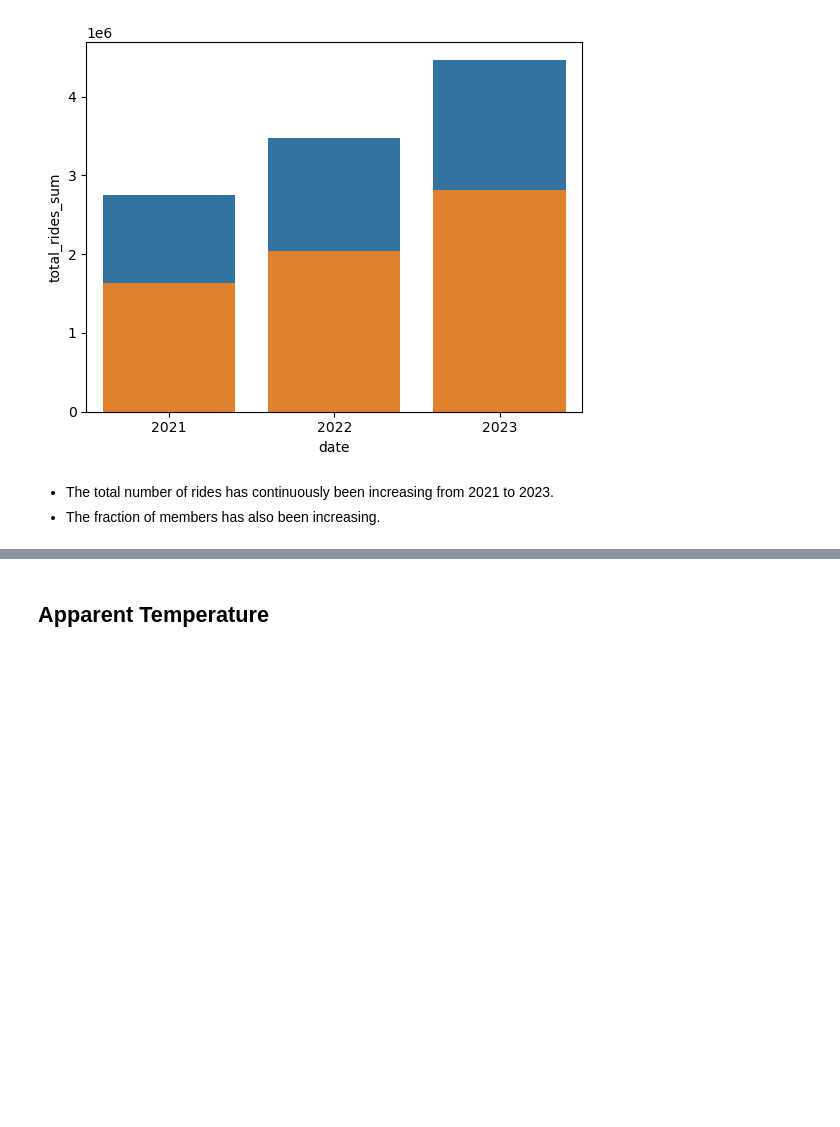
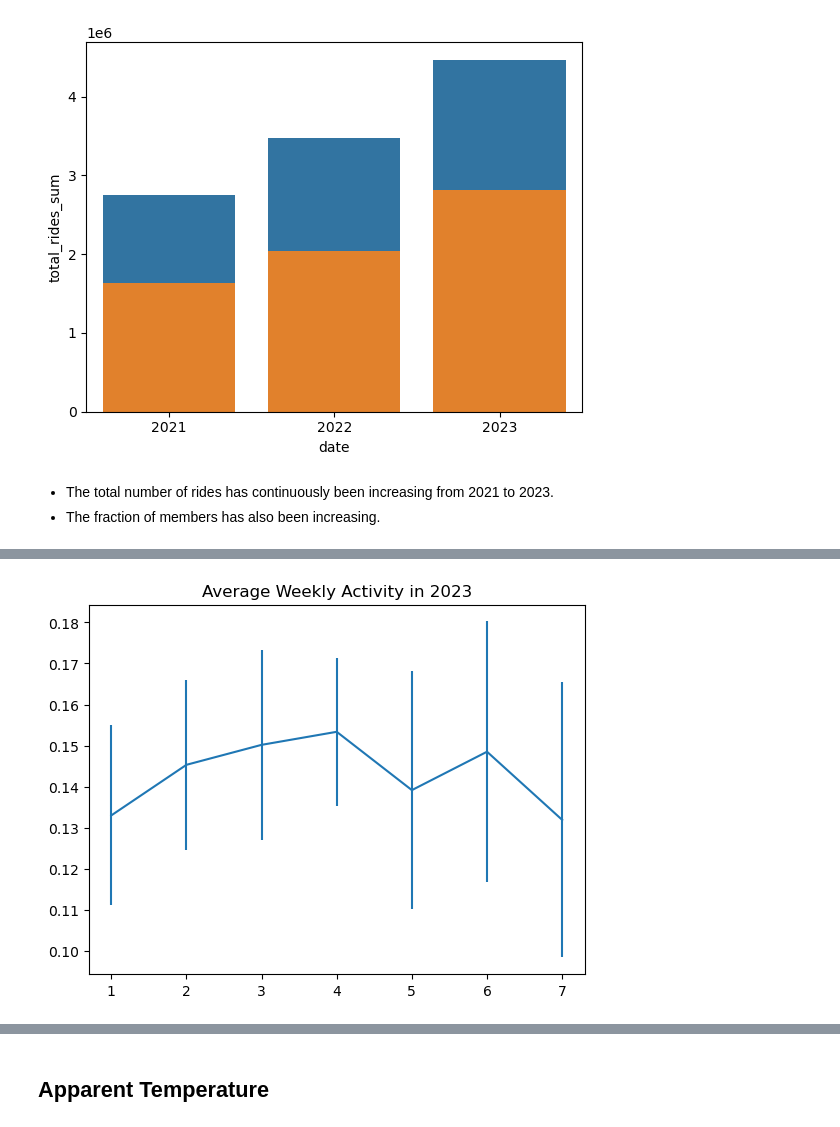
Before and after one commit to olemir/Project-3_bikesharing, a Jupyter notebook: notebooks/2-eda.ipynb, the cells around one changed output, grey strips where cells are left out. Cells and saved outputs as stored; diff of their text form; code cells hidden in the pictures; blank space fills up the shorter version.

```diff
--- a/notebooks/2-eda.ipynb
+++ b/notebooks/2-eda.ipynb
@@ -165,0 +278,3 @@ plt.tight_layout()
+# %%
+weekly_activity_2023 = data_daily[data_daily.date.dt.year == 2023]
+weekly_activity_2023
@@ -165,0 +295,9 @@ plt.tight_layout()
+# %%
+avg_activity = weekly_activity_2023.groupby('week_day')['weekly_activity'].mean()
+avg_activity_err = weekly_activity_2023.groupby('week_day')['weekly_activity'].std()
+# sns.barplot(ax=ax, data=data[-1], errorbar=err[-1])
+plt.errorbar(x=avg_activity.index, y=avg_activity, yerr=avg_activity_err)
+plt.title('Average Weekly Activity in 2023')
+plt.show()
+# %% [output]
+[figure, added]
```
Also changed, not shown: parts of 31 cells of this notebook, 8 other files.
